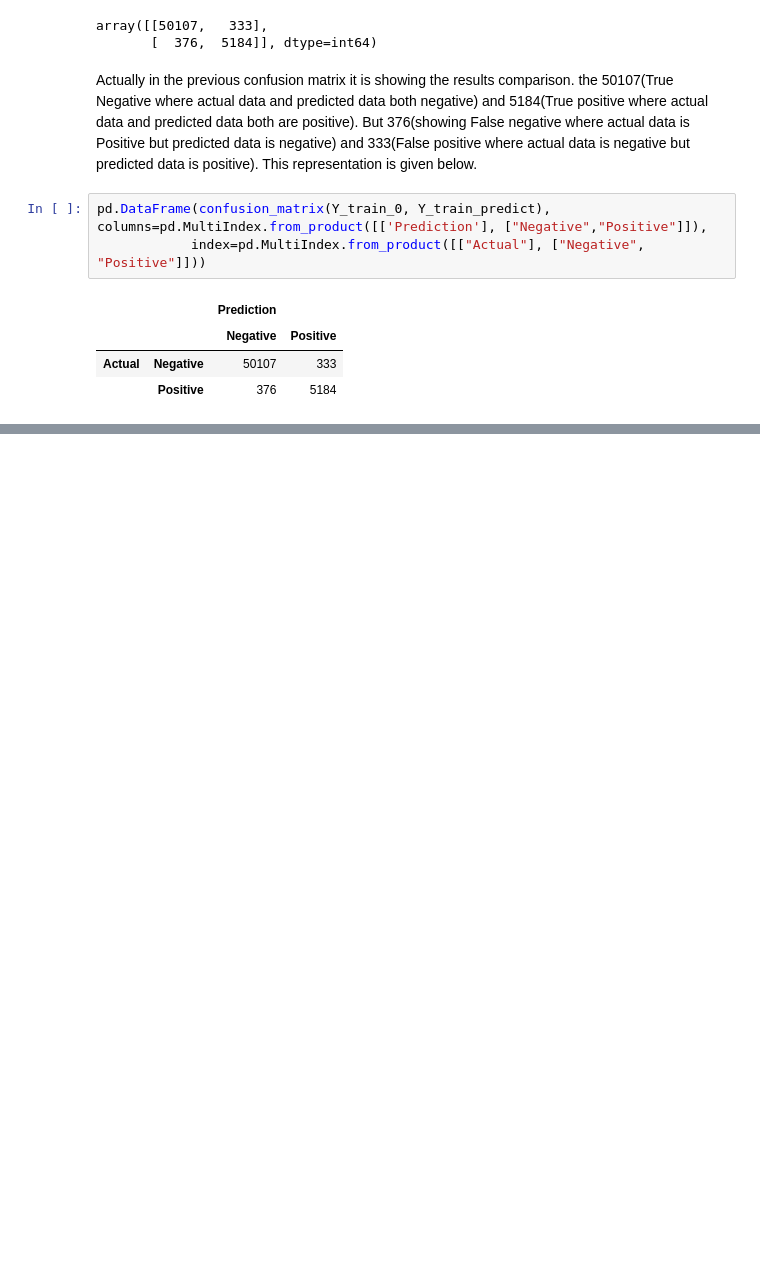
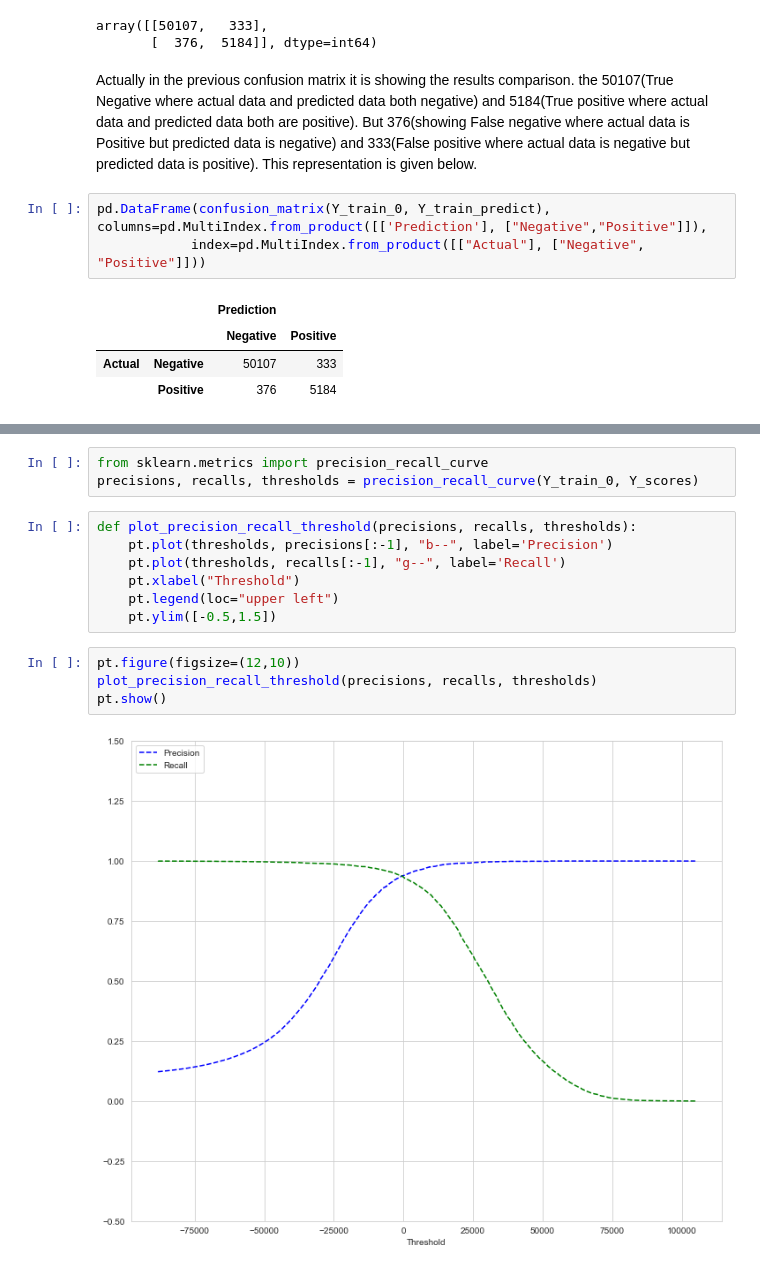
Before and after one commit to mashnun/Classification-Learning, a Jupyter notebook: Classification type ML.ipynb, the cells around one changed output, grey strips where cells are left out. Saved outputs shown, nothing was run; the diff lists cells and outputs as text; blank space fills up the shorter version.

```diff
--- a/Classification type ML.ipynb
+++ b/Classification type ML.ipynb
@@ -249,0 +293,16 @@ pd.DataFrame(confusion_matrix(Y_train_0, Y_train_predict), columns=pd.MultiIndex
+# %%
+from sklearn.metrics import precision_recall_curve
+precisions, recalls, thresholds = precision_recall_curve(Y_train_0, Y_scores)
+# %%
+def plot_precision_recall_threshold(precisions, recalls, thresholds):
+    pt.plot(thresholds, precisions[:-1], "b--", label='Precision')
+    pt.plot(thresholds, recalls[:-1], "g--", label='Recall')
+    pt.xlabel("Threshold")
+    pt.legend(loc="upper left")
+    pt.ylim([-0.5,1.5])
+# %%
+pt.figure(figsize=(12,10))
+plot_precision_recall_threshold(precisions, recalls, thresholds)
+pt.show()
+# %% [output]
+[figure, added]
```
Also changed, not shown: parts of 17 cells of this notebook.
